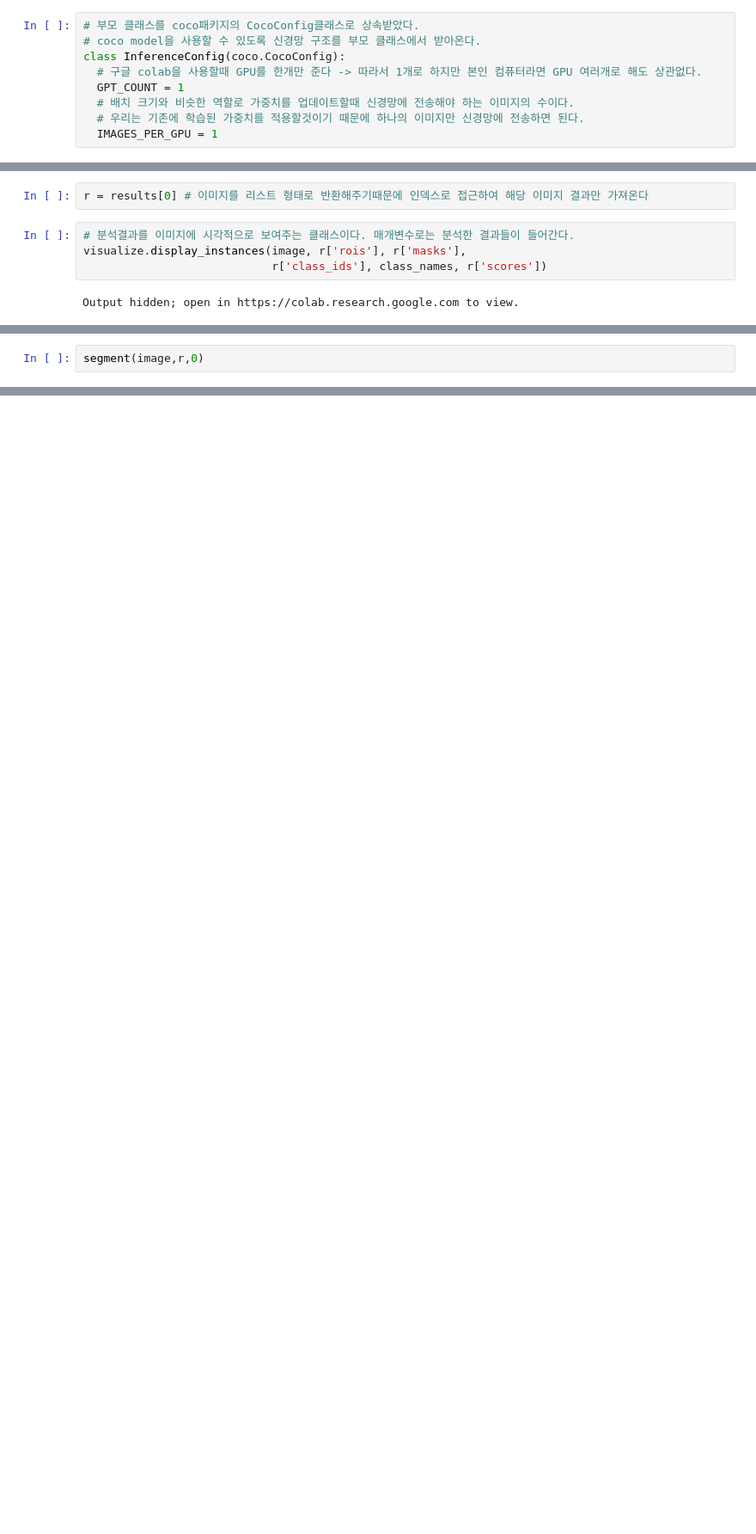
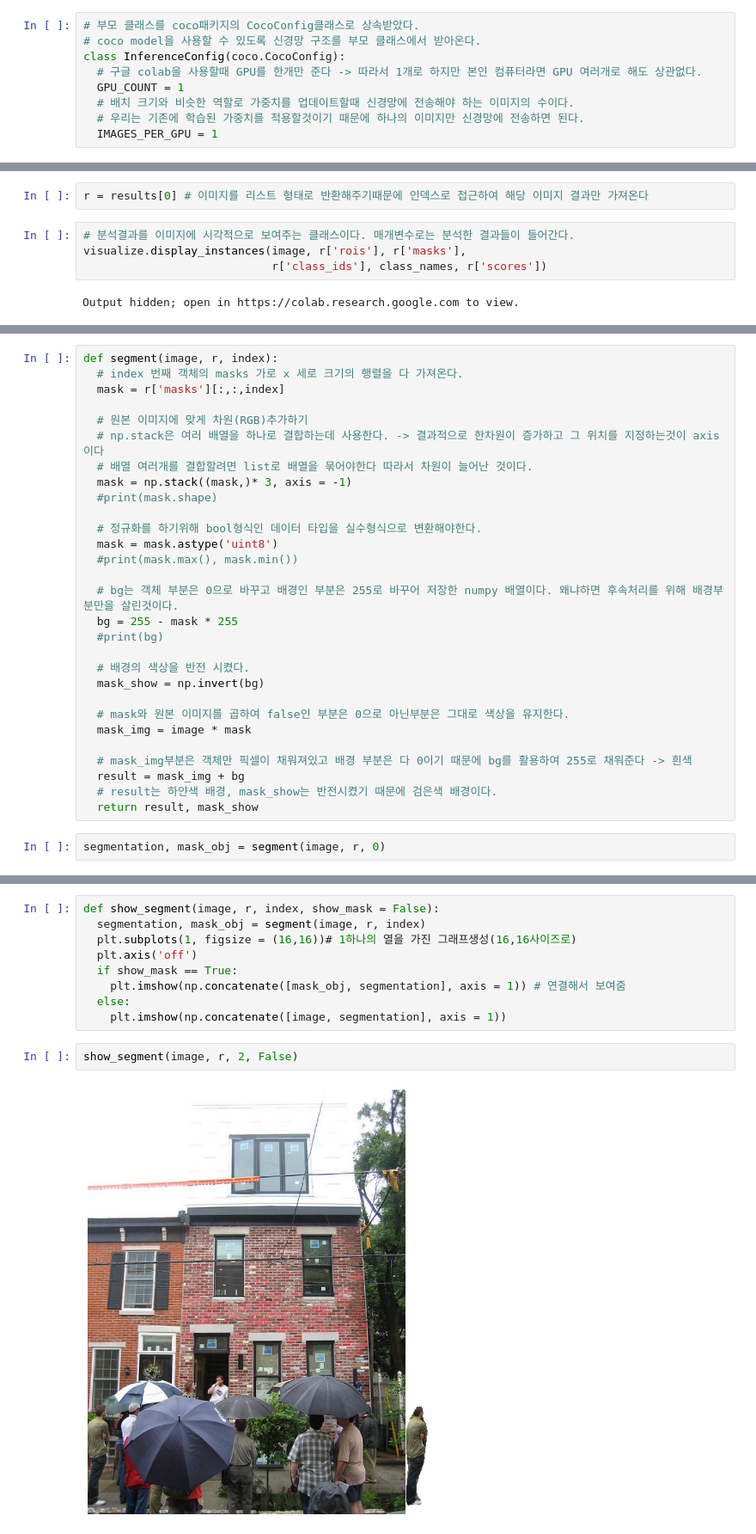
Before and after one commit to LJHgithub2/Computer-Vision, a Jupyter notebook: Image Segmentation/Image_Segmentation.ipynb, the cells around one changed output, grey strips where cells are left out. Shown at 86% size. Drawn from its saved outputs; the diff is of its cells as text; blank space fills up the shorter version.

Commit message:
Image Segmentation 학습(5)

```diff
--- a/Image Segmentation/Image_Segmentation.ipynb
+++ b/Image Segmentation/Image_Segmentation.ipynb
@@ -188,7 +195,7 @@ Downloading pretrained model to /content/Mask_RCNN-TF2/mask_rcnn_coco.h5 ...
 # coco model을 사용할 수 있도록 신경망 구조를 부모 클래스에서 받아온다.
 class InferenceConfig(coco.CocoConfig):
   # 구글 colab을 사용할때 GPU를 한개만 준다 -> 따라서 1개로 하지만 본인 컴퓨터라면 GPU 여러개로 해도 상관없다.
-  GPT_COUNT = 1
+  GPU_COUNT = 1
   # 배치 크기와 비슷한 역할로 가중치를 업데이트할때 신경망에 전송해야 하는 이미지의 수이다.
   # 우리는 기존에 학습된 가중치를 적용할것이기 때문에 하나의 이미지만 신경망에 전송하면 된다.
   IMAGES_PER_GPU = 1
@@ -341,2 +333,31 @@ def segment(image, r, index):
+# %%
+def segment(image, r, index):
+  # index 번째 객체의 masks 가로 x 세로 크기의 행렬을 다 가져온다.
+  mask = r['masks'][:,:,index]
+
+  # 원본 이미지에 맞게 차원(RGB)추가하기
+  # np.stack은 여러 배열을 하나로 결합하는데 사용한다. -> 결과적으로 한차원이 증가하고 그 위치를 지정하는것이 axis이다
+  # 배열 여러개를 결합할려면 list로 배열을 묶어야한다 따라서 차원이 늘어난 것이다.
+  mask = np.stack((mask,)* 3, axis = -1)
+  #print(mask.shape)
+
+  # 정규화를 하기위해 bool형식인 데이터 타입을 실수형식으로 변환해야한다.
+  mask = mask.astype('uint8')
+  #print(mask.max(), mask.min())
+
+  # bg는 객체 부분은 0으로 바꾸고 배경인 부분은 255로 바꾸어 저장한 numpy 배열이다. 왜냐하면 후속처리를 위해 배경부분만을 살린것이다.
+  bg = 255 - mask * 255
+  #print(bg)
+
+  # 배경의 색상을 반전 시켰다.
+  mask_show = np.invert(bg)
+
+  # mask와 원본 이미지를 곱하여 false인 부분은 0으로 아닌부분은 그대로 색상을 유지한다.
+  mask_img = image * mask
+
+  # mask_img부분은 객체만 픽셀이 채워져있고 배경 부분은 다 0이기 때문에 bg를 활용하여 255로 채워준다 -> 흰색
+  result = mask_img + bg
+  # result는 하얀색 배경, mask_show는 반전시켰기 때문에 검은색 배경이다.
+  return result, mask_show
 # %%
-segment(image,r,0)
+segmentation, mask_obj = segment(image, r, 0)
@@ -362,0 +404,13 @@ segmentation
+# %%
+def show_segment(image, r, index, show_mask = False):
+  segmentation, mask_obj = segment(image, r, index)
+  plt.subplots(1, figsize = (16,16))# 1하나의 열을 가진 그래프생성(16,16사이즈로)
+  plt.axis('off')
+  if show_mask == True:
+    plt.imshow(np.concatenate([mask_obj, segmentation], axis = 1)) # 연결해서 보여줌
+  else:
+    plt.imshow(np.concatenate([image, segmentation], axis = 1))
+# %%
+show_segment(image, r, 2, False)
+# %% [output]
+[figure, added]
```
Also changed, not shown: parts of 13 cells of this notebook.
